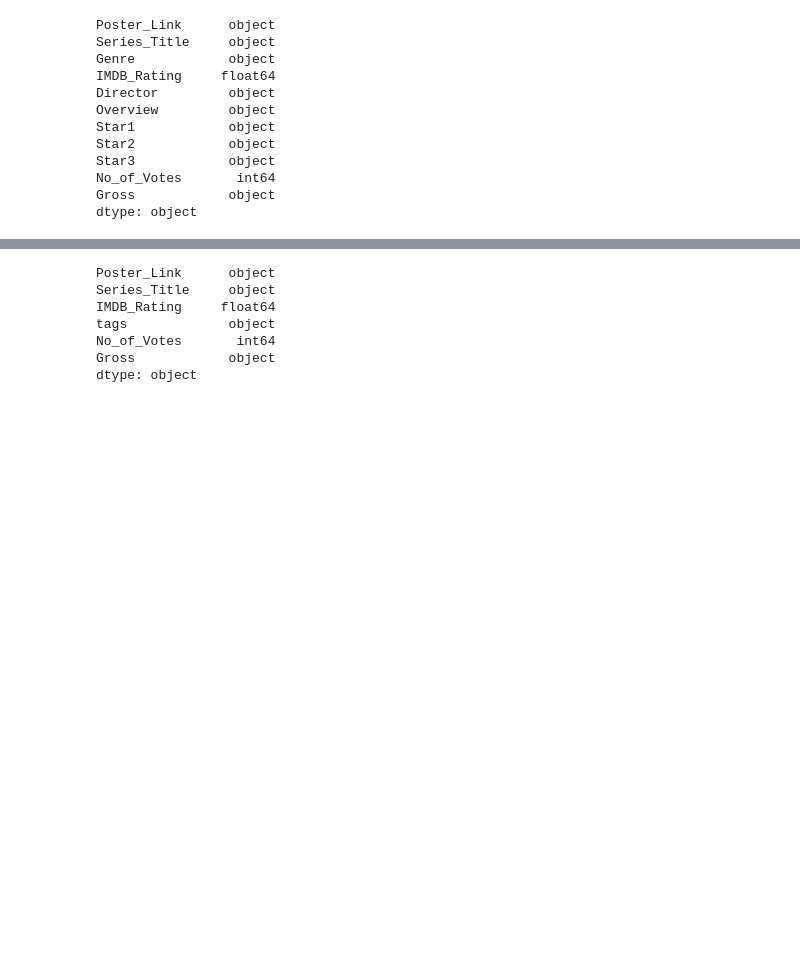
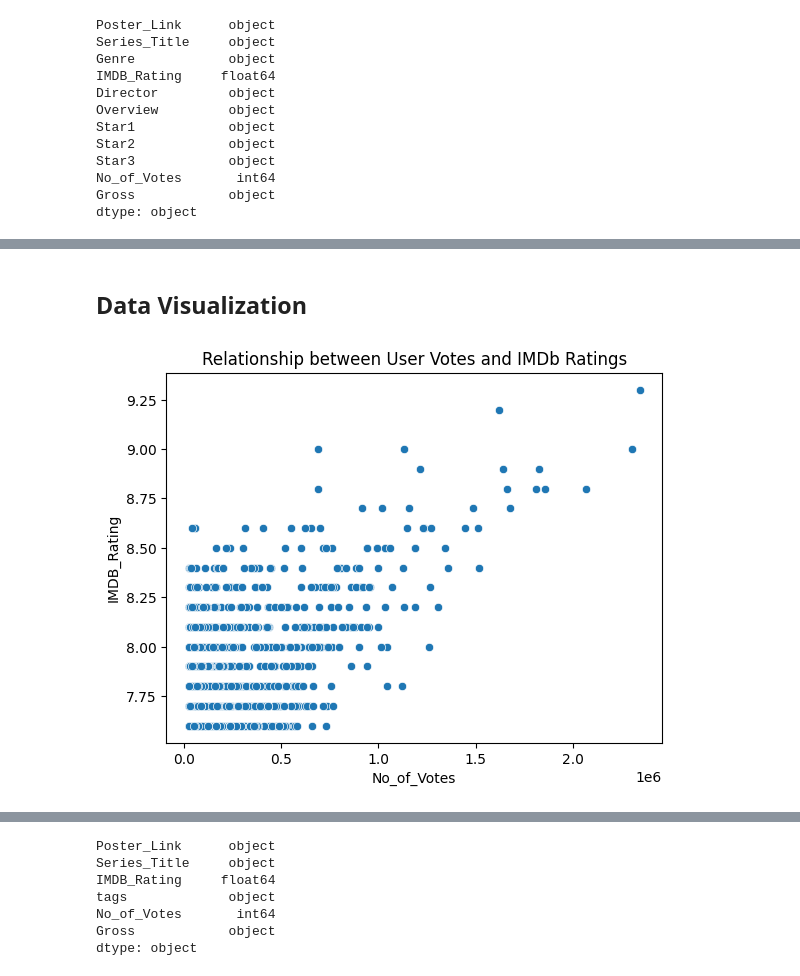
Before and after one commit to Neha-Shrestha/Movie-Recommendation-System, a Jupyter notebook: recommend.ipynb, the cells around one changed output, grey strips where cells are left out. Drawn from its saved outputs; the diff is of its cells as text; code cells hidden in the pictures; blank space fills up the shorter version.

Commit message:
Some Visualizations Added

```diff
--- a/recommend.ipynb
+++ b/recommend.ipynb
@@ -107,3 +109,11 @@ movies.head(2)
 |  | Poster_Link | Series_Title | Genre | IMDB_Rating | Director | Overview | Star1 | Star2 | Star3 | ... |
 | 0 | https://m.media-amazon.com/images... | The Shawshank Redemption | Drama | 9.3 | Frank Darabont | Two imprisoned men bond over a nu... | Tim Robbins | Morgan Freeman | Bob Gunton | ... |
 | 1 | https://m.media-amazon.com/images... | The Godfather | Crime, Drama | 9.2 | Francis Ford Coppola | An organized crime dynasty's agin... | Marlon Brando | Al Pacino | James Caan | ... |
+# %% [markdown]
+## Data Visualization
+# %%
+sns.scatterplot(x='No_of_Votes', y='IMDB_Rating', data=movies)
+plt.title('Relationship between User Votes and IMDb Ratings')
+plt.show()
+# %% [output]
+[figure, added]
```
Also changed, not shown: parts of 2 cells of this notebook.
